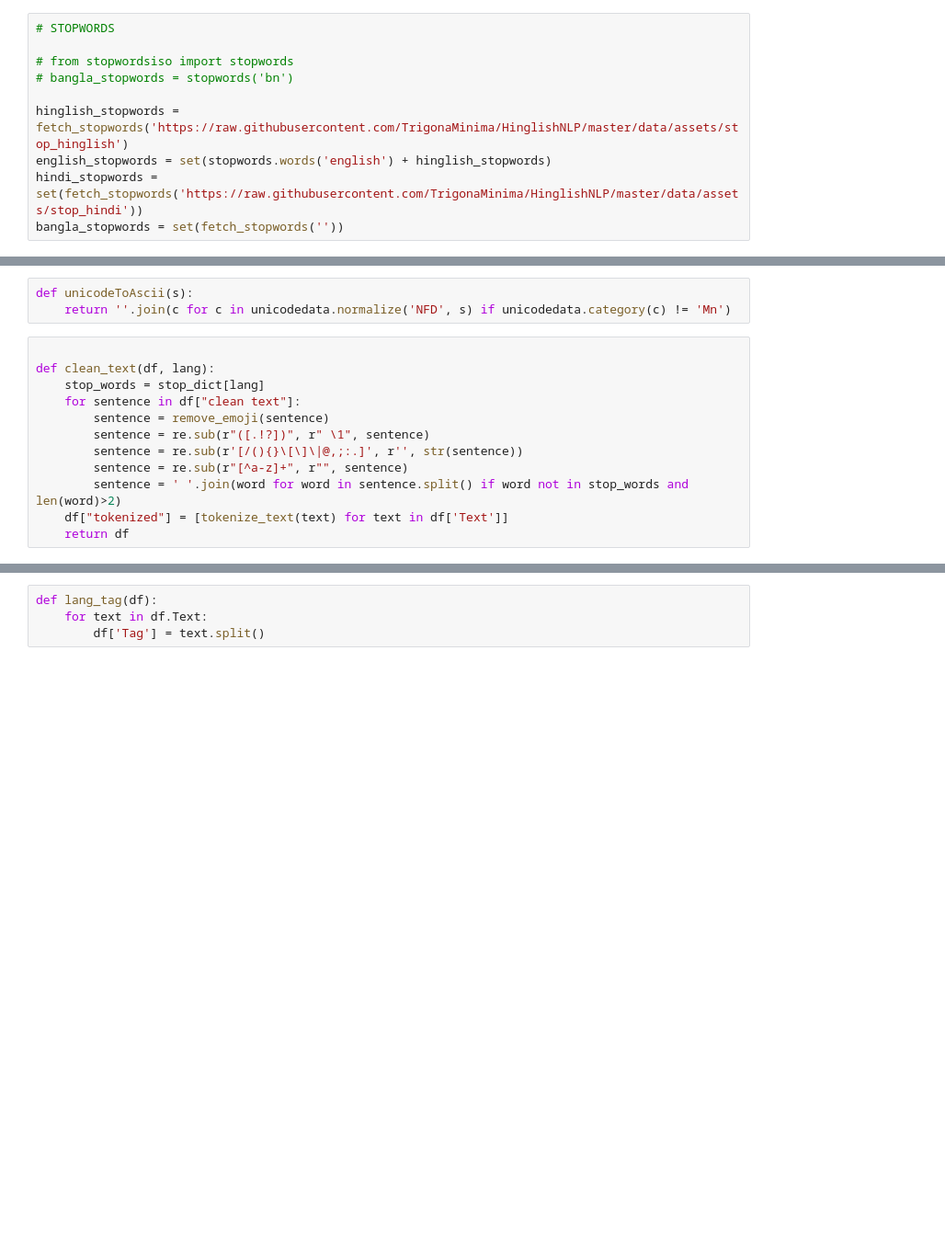
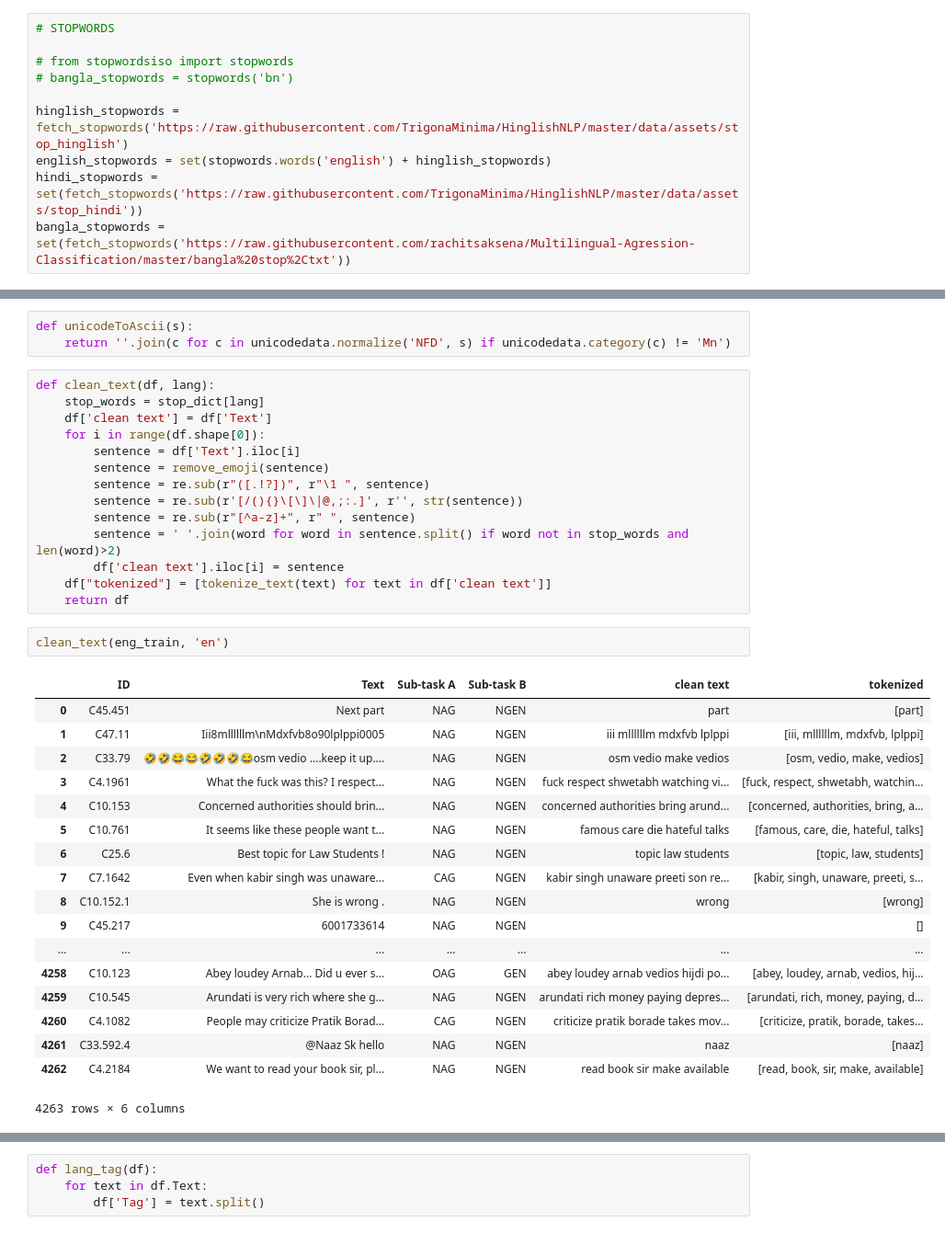
Before and after one commit to rachitsaksena/Multilingual-Agression-Classification, a Jupyter notebook: TRAC-2.ipynb, the cells around one changed output, grey strips where cells are left out. Shown: that part at 92% size. Drawn from its saved outputs; the diff is of its cells as text; blank space fills up the shorter version.

```diff
--- a/TRAC-2.ipynb
+++ b/TRAC-2.ipynb
@@ -160,4 +172,4 @@ def fetch_stopwords(url):
 hinglish_stopwords = fetch_stopwords('https://raw.githubusercontent.com/TrigonaMinima/HinglishNLP/master/data/assets/stop_hinglish')
 english_stopwords = set(stopwords.words('english') + hinglish_stopwords)
 hindi_stopwords = set(fetch_stopwords('https://raw.githubusercontent.com/TrigonaMinima/HinglishNLP/master/data/assets/stop_hindi'))
-bangla_stopwords = set(fetch_stopwords(''))
+bangla_stopwords = set(fetch_stopwords('https://raw.githubusercontent.com/rachitsaksena/Multilingual-Agression-Classification/master/bangla%20stop%2Ctxt'))
@@ -183,14 +193,37 @@ def remove_emoji(string):
 def unicodeToAscii(s):
     return ''.join(c for c in unicodedata.normalize('NFD', s) if unicodedata.category(c) != 'Mn')
 # %%
-
 def clean_text(df, lang):
     stop_words = stop_dict[lang]
-    for sentence in df["clean text"]:
+    df['clean text'] = df['Text']
+    for i in range(df.shape[0]):
+        sentence = df['Text'].iloc[i]
         sentence = remove_emoji(sentence)
-        sentence = re.sub(r"([.!?])", r" \1", sentence)
+        sentence = re.sub(r"([.!?])", r"\1 ", sentence)
         sentence = re.sub(r'[/(){}\[\]\|@,;:.]', r'', str(sentence))
-        sentence = re.sub(r"[^a-z]+", r"", sentence)
+        sentence = re.sub(r"[^a-z]+", r" ", sentence)
         sentence = ' '.join(word for word in sentence.split() if word not in stop_words and len(word)>2)
-    df["tokenized"] = [tokenize_text(text) for text in df['Text']]
+        df['clean text'].iloc[i] = sentence
+    df["tokenized"] = [tokenize_text(text) for text in df['clean text']]
     return df
+# %%
+clean_text(eng_train, 'en')
+# %% [output]
+|  | ID | Text | Sub-task A | Sub-task B | clean text | tokenized |
+| 0 | C45.451 | Next part | NAG | NGEN | part | [part] |
+| 1 | C47.11 | Iii8mllllllm\nMdxfvb8o90lplppi0005 | NAG | NGEN | iii mllllllm mdxfvb lplppi | [iii, mllllllm, mdxfvb, lplppi] |
+| 2 | C33.79 | 🤣🤣😂😂🤣🤣🤣😂osm vedio ....keep it up.... | NAG | NGEN | osm vedio make vedios | [osm, vedio, make, vedios] |
+| 3 | C4.1961 | What the fuck was this? I respect... | NAG | NGEN | fuck respect shwetabh watching vi... | [fuck, respect, shwetabh, watchin... |
+| 4 | C10.153 | Concerned authorities should brin... | NAG | NGEN | concerned authorities bring arund... | [concerned, authorities, bring, a... |
+| 5 | C10.761 | It seems like these people want t... | NAG | NGEN | famous care die hateful talks | [famous, care, die, hateful, talks] |
+| 6 | C25.6 | Best topic for Law Students ! | NAG | NGEN | topic law students | [topic, law, students] |
+| 7 | C7.1642 | Even when kabir singh was unaware... | CAG | NGEN | kabir singh unaware preeti son re... | [kabir, singh, unaware, preeti, s... |
+| 8 | C10.152.1 | She is wrong . | NAG | NGEN | wrong | [wrong] |
+| 9 | C45.217 | 6001733614 | NAG | NGEN |  | [] |
+| ... | ... | ... | ... | ... | ... | ... |
+| 4258 | C10.123 | Abey loudey Arnab... Did u ever s... | OAG | GEN | abey loudey arnab vedios hijdi po... | [abey, loudey, arnab, vedios, hij... |
+| 4259 | C10.545 | Arundati is very rich where she g... | NAG | NGEN | arundati rich money paying depres... | [arundati, rich, money, paying, d... |
+| 4260 | C4.1082 | People may criticize Pratik Borad... | CAG | NGEN | criticize pratik borade takes mov... | [criticize, pratik, borade, takes... |
+| 4261 | C33.592.4 | @Naaz Sk hello | NAG | NGEN | naaz | [naaz] |
+| 4262 | C4.2184 | We want to read your book sir, pl... | NAG | NGEN | read book sir make available | [read, book, sir, make, available] |
+4263 rows × 6 columns
```
Also changed, not shown: parts of 9 cells of this notebook.
